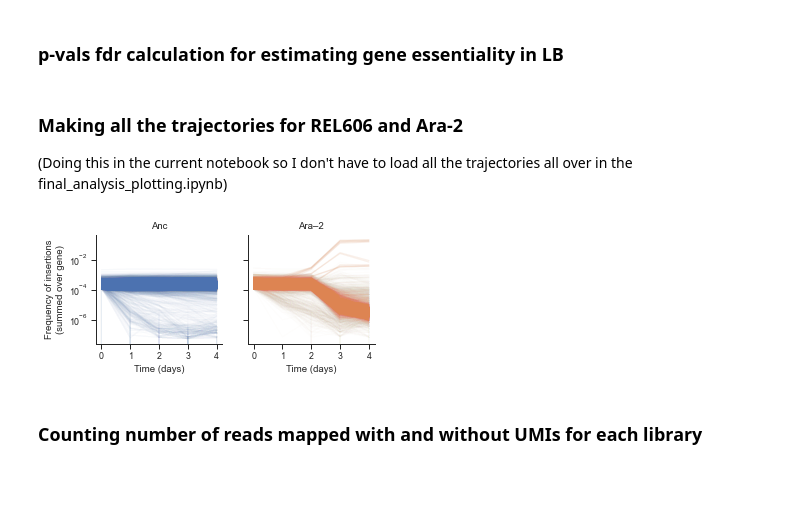
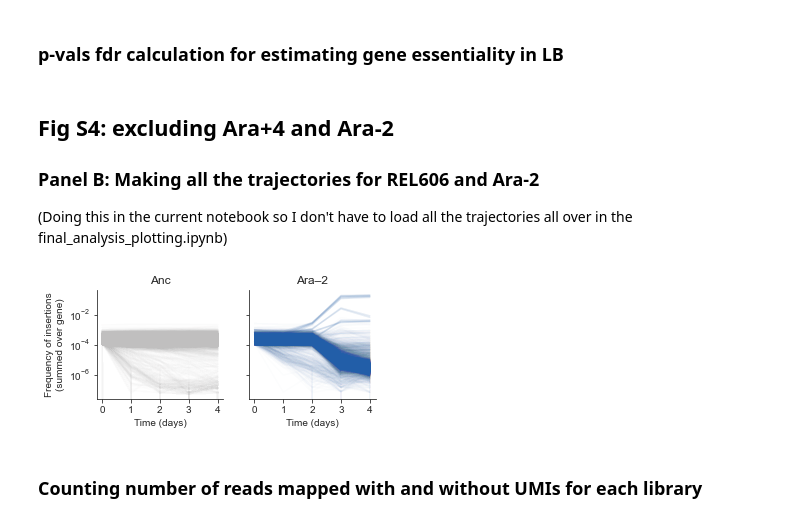
Before and after one commit to baymlab/2022_Limdi-TnSeq-LTEE, a Jupyter notebook: Analysis/Part_3_TnSeq_analysis/Fitness_estimation/fitness_calculations.ipynb, the cells around one changed output. Cells and saved outputs as stored; diff of their text form; code cells hidden in the pictures; blank space fills up the shorter version.

```diff
--- a/Analysis/Part_3_TnSeq_analysis/Fitness_estimation/fitness_calculations.ipynb
+++ b/Analysis/Part_3_TnSeq_analysis/Fitness_estimation/fitness_calculations.ipynb
@@ -874,5 +873,7 @@ for k in range(0, len(libraries)):
 fname = savepath+f'pvals_fdr_{site_thresh}_ta_min_{ta_min}.txt'
 # np.savetxt(fname, pvals_fdr)
 # %% [markdown]
-### Making all the trajectories for REL606 and Ara-2
+## Fig S4:  excluding Ara+4 and Ara-2
+
+### Panel B: Making all the trajectories for REL606 and Ara-2
 (Doing this in the current notebook so I don't have to load all the trajectories all over in the final_analysis_plotting.ipynb)
@@ -892,26 +895,26 @@ sns.set_context('paper')
 # %%
 #making the plot:
 with sns.axes_style('ticks'):
     fig,ax = plt.subplots(1,2,figsize=(5,2),sharey=True)
     for gene in range(len(names)):
         if anc_sum[gene,0,0]/greensum[0,0] >= 10**-4:
-            ax[0].plot(anc_sum[gene,:,0]/greensum[0], alpha=0.02, color=sns.color_palette('deep')[0])
-            ax[0].plot(anc_sum[gene,:,1]/redsum[0], alpha=0.02,color=sns.color_palette('deep')[0])
+            ax[0].plot(anc_sum[gene,:,0]/greensum[0], alpha=0.02, color=mpl.colors.hex2color('#c0bfbf'))
+            ax[0].plot(anc_sum[gene,:,1]/redsum[0], alpha=0.02,color=mpl.colors.hex2color('#c0bfbf'))
         if aram2_sum[gene,0,0]/greensum[3,0] >= 10**-4:
-            ax[1].plot(aram2_sum[gene,:,0]/greensum[3], alpha=0.01,color=sns.color_palette('deep')[1])
-            ax[1].plot(aram2_sum[gene,:,1]/redsum[3], alpha=0.01,color=sns.color_palette('deep')[1])
+            ax[1].plot(aram2_sum[gene,:,0]/greensum[3], alpha=0.01,color=mpl.colors.hex2color('#225ea8'))
+            ax[1].plot(aram2_sum[gene,:,1]/redsum[3], alpha=0.01,color=mpl.colors.hex2color('#225ea8'))
             if aram2_sum[gene,4,0]/greensum[3,0] >= 10**-2.5:
-                ax[1].plot(aram2_sum[gene,:,0]/greensum[3], alpha=0.1,color=sns.color_palette('deep')[1])
-                ax[1].plot(aram2_sum[gene,:,1]/redsum[3], alpha=0.1,color=sns.color_palette('deep')[1])
+                ax[1].plot(aram2_sum[gene,:,0]/greensum[3], alpha=0.1,color=mpl.colors.hex2color('#225ea8'))
+                ax[1].plot(aram2_sum[gene,:,1]/redsum[3], alpha=0.1,color=mpl.colors.hex2color('#225ea8'))
 
 
     ax[0].set(xticks=[0,1,2,3,4], xlabel='Time (days)', yscale='log',ylabel='Frequency of insertions\n(summed over gene)', title='Anc')
     ax[1].set(xticks=[0,1,2,3,4], xlabel='Time (days)', yscale='log', title='Ara–2')
     sns.despine()
-#     fig.savefig(repo +'/Analysis/Plots_for_paper/trajectories_comp.png', format='png', dpi=600, bbox_inches='tight')
+    fig.savefig(repo +'/Analysis/Plots_for_paper/trajectories_comp_bluegray.png', format='png', dpi=600, bbox_inches='tight')
     plt.show()
 # %% [output]
-[figure, old version]
+[figure, new version]
 # %% [markdown]
 ### Counting number of reads mapped with and without UMIs for each library
 # %%
```
Also changed, not shown: parts of 2 cells of this notebook, 4 other files.
